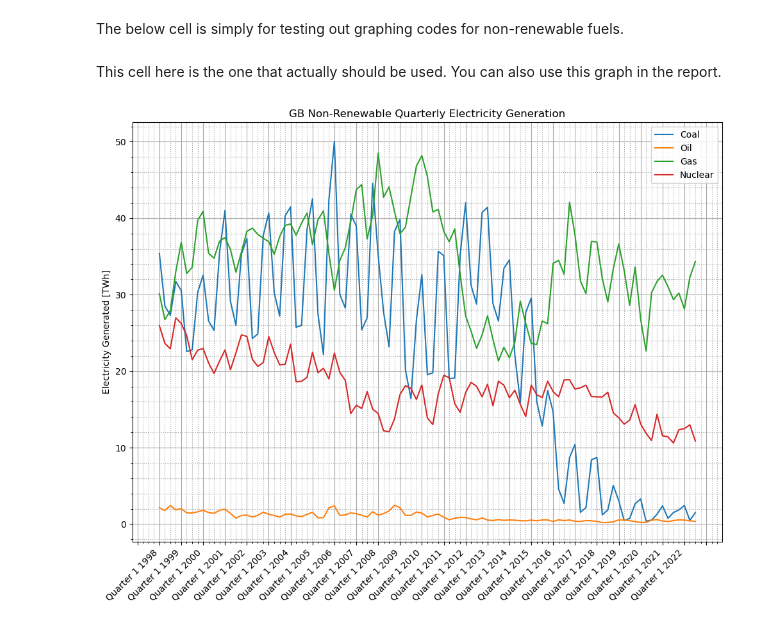
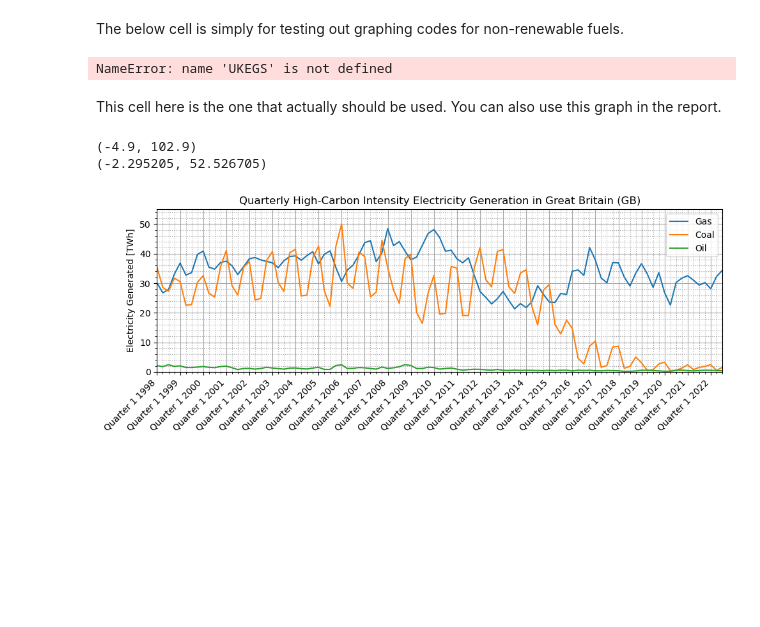
Before and after one commit to jsap2000/UK-Electricity-Pricing-Solutions, a Jupyter notebook: UK Electricity Generation by Source Dec 2022.ipynb, the cells around one changed output. Saved outputs shown, nothing was run; the diff lists cells and outputs as text; code cells hidden in the pictures; blank space fills up the shorter version.

Commit message:
Rearranged order in legends

```diff
--- a/UK Electricity Generation by Source Dec 2022.ipynb
+++ b/UK Electricity Generation by Source Dec 2022.ipynb
@@ -63,8 +63,9 @@ plt.ylabel('Electricity Generated [TWh]')
 #ax.xaxis.set_minor_locator(MultipleLocator(4))
 
 plt.legend()
-plt.title('GB Non-Renewable Quarterly Electricity Generation')
+plt.title('Quarterly High-Carbon Intensity Electricity Generation in Great Britain')
 plt.grid()
+
 
 plt.tick_params(axis='x', which='major', labelsize=10)
 plt.xticks(rotation=90, ha='center')
@@ -81,6 +82,8 @@ plt.minorticks_off()
 #ax.grid(True, which='both', axis='both')
 
 plt.show()
+# %% [output]
+NameError: name 'UKEGS' is not defined
 # %% [markdown]
 This cell here is the one that actually should be used. You can also use this graph in the report.
 # %%
@@ -93,44 +96,49 @@ Quarter = UKEGS.iloc[43,2:]
 Coal = UKEGS.iloc[69,2:]
 Oil = UKEGS.iloc[70,2:]
 Gas = UKEGS.iloc[71,2:]
-Nuclear = UKEGS.iloc[72,2:]
 
 # Create a subplot of given dimensions
 fig, ax = plt.subplots()
-fig.set_figheight(8)
+fig.set_figheight(4)
 fig.set_figwidth(10)
 
-plt.title('GB Non-Renewable Quarterly Electricity Generation')
+plt.title('Quarterly High-Carbon Intensity Electricity Generation in Great Britain (GB)')
 plt.ylabel('Electricity Generated [TWh]')
 
 # Plot individual data series one by one
+ax.plot(Quarter, Gas, label="Gas")
 ax.plot(Quarter, Coal, label="Coal")
 ax.plot(Quarter, Oil, label="Oil")
-ax.plot(Quarter, Gas, label="Gas")
-ax.plot(Quarter, Nuclear, label="Nuclear")
 
 plt.legend()
 
 # Set gridline styles
 plt.grid(visible=True, which='major', color='0.65', linestyle='-')
 plt.grid(visible=True, which='minor', color='0.65', linestyle=':')
 
 # Set the x-axis tick interval and add minor ticks on the y-axis
 n = 4
 ax.xaxis.set_minor_locator(plt.MultipleLocator(n-3))
 ax.xaxis.set_major_locator(plt.MultipleLocator(n))
 ax.yaxis.get_ticklocs(minor=True)
 ax.minorticks_on()
 
+print(ax.get_xlim())
+print(ax.get_ylim())
+
 # Format the labels on the x-axis
 plt.tick_params(axis='x', which='major', labelsize=10)
 plt.xticks(rotation=45, ha='right')
+plt.xlim(0, 98)
+plt.ylim(0, 55)
 plt.tight_layout()
 
 # Show the plot
 plt.show()
 # %% [output]
+(-4.9, 102.9)
+(-2.295205, 52.526705)
-[figure, old version]
+[figure, new version]
 # %%
 import matplotlib.pyplot as plt
 import numpy as np
```
Also changed, not shown: parts of 2 cells of this notebook.
